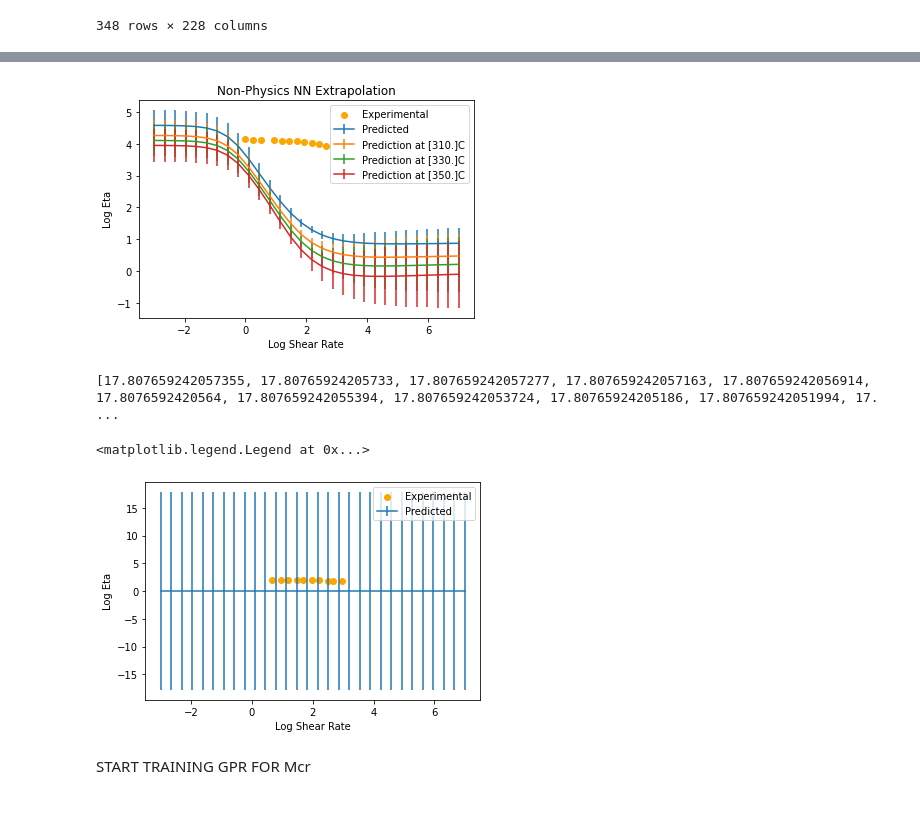
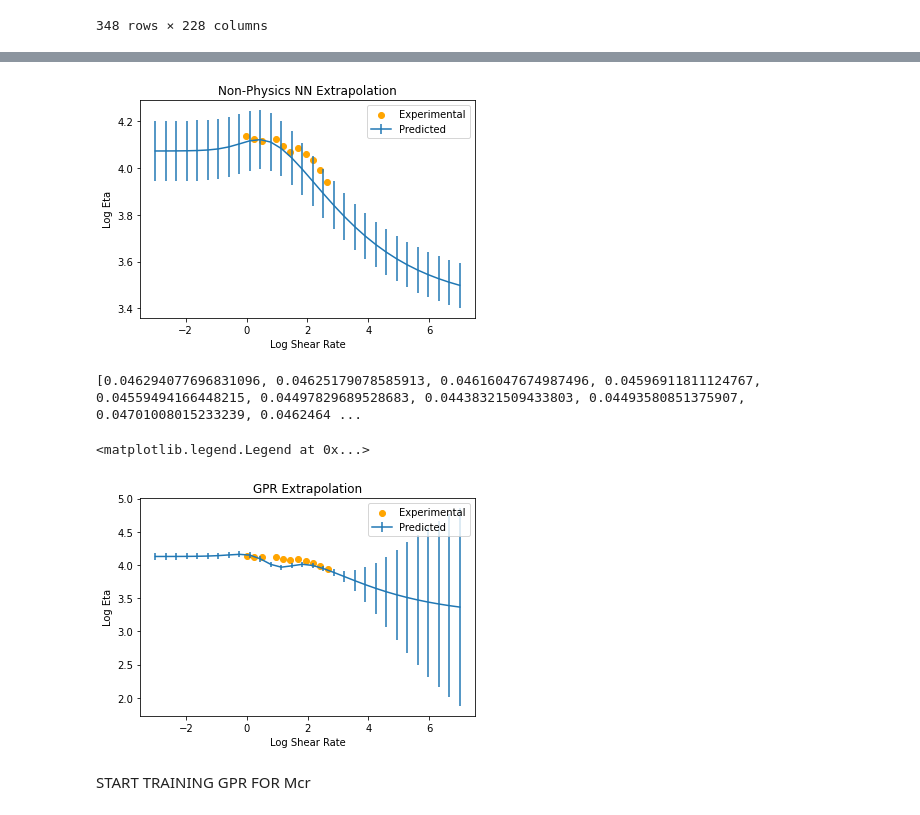
Before and after one commit to ajain300/Melt_Viscosity_Predictor, a Jupyter notebook: viscosityNN.ipynb, the cells around one changed output, grey strips where cells are left out. Drawn from its saved outputs; the diff is of its cells as text; code cells hidden in the pictures.

```diff
--- a/viscosityNN.ipynb
+++ b/viscosityNN.ipynb
@@ -155,5 +164,5 @@ CV Error GPR: tf.Tensor(0.28508177, shape=(), dtype=float32)
 # %%
-model_num = 8
+model_num = 4
 # %%
 m_P = models[0][model_num]
 
@@ -429,5 +494,5 @@ len( shear_samps['SAMPLE_ID'].values)
 # %%
-samp_num = shear_samps['SAMPLE_ID'].values[100]
+samp_num = shear_ids[6]
 s_test = shear_test(shear_samps, samp_num);
 XX_ex, M_ex,S_ex,T_ex = s_test['data_in']
 shear_exp = s_test['known'][0]
@@ -436,6 +501,6 @@ log_visc_exp = s_test['known'][1]
 XX_ex = scaler.transform((pca.transform(XX_ex))) if do_pca else scaler.transform(((XX_ex)))
 M_ex = M_scaler.transform(M_ex)
 S_ex_trans = S_scaler.transform(S_trans.transform(S_ex))
-T_ex = T_scaler.transform(T_ex)
-temp_test = True
+T_ex = T_scaler.transform(1/(T_ex+273.15))
+temp_test = False
 # %% [output]
@@ -459,6 +524,6 @@ temp_test = True
 # %%
 #test_pred = m_P.predict([XX_ex, M_ex, S_ex_trans, T_ex, gr_Mcr_ex])
-test_pred, test_var = predict_all_cv(models[0],[XX_ex, M_ex, S_ex_trans, T_ex])
+test_pred, test_var,_ = predict_all_cv(models[0],[XX_ex, M_ex, S_ex_trans, T_ex])
 shear = [s[0] for s in np.log10(S_ex)]
 
 plt.figure()
@@ -493,7 +558,7 @@ plt.scatter(shear_exp, log_visc_exp, c = 'orange')
 [figure]
 # %%
 #test_pred = m_NP.predict([XX_ex, M_ex, S_ex_trans, T_ex, gr_Mcr_ex])
-test_pred, test_var = predict_all_cv(models[1], [XX_ex, M_ex, S_ex_trans, T_ex, gr_Mcr_ex])
+test_pred, test_var,_ = predict_all_cv(models[0], [XX_ex, M_ex, S_ex_trans, T_ex])
 shear = [s[0] for s in np.log10(S_ex)]
 
 plt.figure()
@@ -513,20 +578,21 @@ else:
     plt.legend(['Experimental','Predicted'])
 #plt.plot(np.log10(S_ex), test_pred)
 # %% [output]
-[figure, old version]
+[figure, new version]
 # %%
 test_pred, test_var = gpr_model.predict_y(np.concatenate((XX_ex, M_ex, S_ex_trans, T_ex), axis = 1))
 plt.figure()
+plt.title('GPR Extrapolation')
 plt.errorbar(shear, test_pred, yerr= [i[0] for i in np.array(test_var).tolist()])
 plt.xlabel('Log Shear Rate')
 plt.ylabel('Log Eta')
 plt.scatter(shear_exp, log_visc_exp, c = 'orange')
 print([i[0] for i in np.array(test_var).tolist()])
 plt.legend(['Experimental','Predicted'])
 # %% [output]
-[17.807659242057355, 17.80765924205733, 17.807659242057277, 17.807659242057163, 17.807659242056914, 17.8076592420564, 17.807659242055394, 17.807659242053724, 17.80765924205186, 17.807659242051994, 17. ...
+[0.046294077696831096, 0.04625179078585913, 0.04616047674987496, 0.04596911811124767, 0.04559494166448215, 0.04497829689528683, 0.04438321509433803, 0.04493580851375907, 0.04701008015233239, 0.0462464 ...
 <matplotlib.legend.Legend at 0x...>
-[figure, old version]
+[figure, new version]
 # %% [markdown]
 START TRAINING GPR FOR Mcr
 # %%
```
Also changed, not shown: parts of 40 cells of this notebook, 5 other files.
